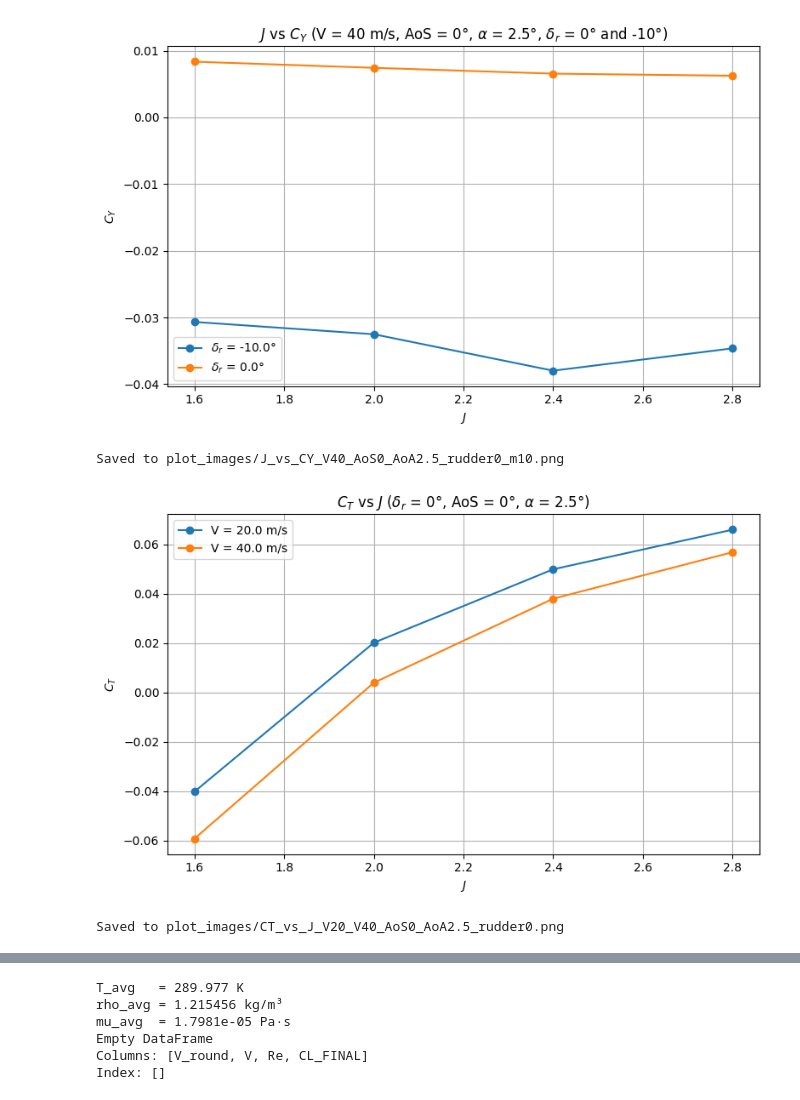
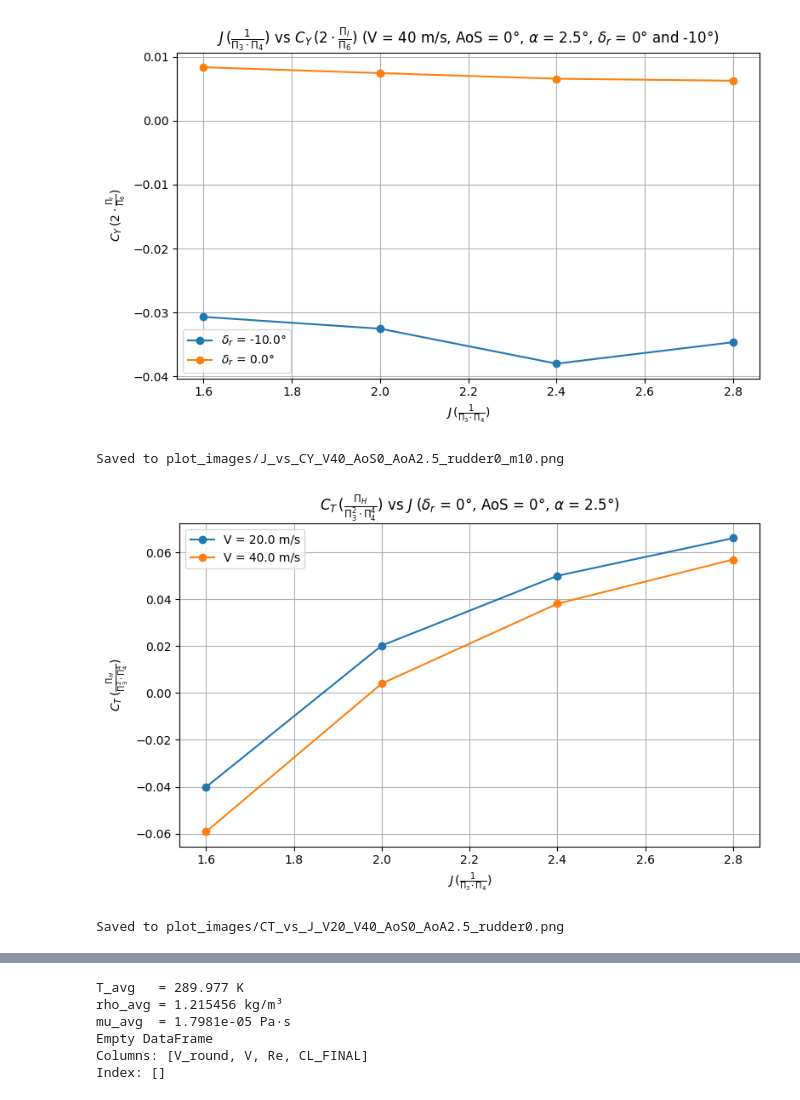
Before and after one commit to DCdeJong2002/Group_15_Redo_BAL, a Jupyter notebook: data_plotter.ipynb, the cells around one changed output, grey strips where cells are left out. Cells and saved outputs as stored; diff of their text form; code cells hidden in the pictures.

```diff
--- a/data_plotter.ipynb
+++ b/data_plotter.ipynb
@@ -73,12 +73,12 @@ for rudder, group in df_filtered.groupby("dR"):
         group_sorted["CMyaw"],
         marker="o",
         linestyle="-",
-        label=f"$\\delta_r$ = {rudder}°",
+        label=fr"$\delta_r$ = {rudder}°",
     )
 
 ax.set_xlabel(r"$\beta$ (°)")
-ax.set_ylabel(r"$C_{M_{yaw}}$")
-ax.set_title(r"Angle of Sideslip vs $C_{M_{yaw}}$ (V = 40 m/s, AoA = 2.5°, J = 2)")
+ax.set_ylabel(r"$C_{M_{yaw}} \, (2 \cdot \frac{\Pi_A}{\Pi_5 \cdot \Pi_6})$")
+ax.set_title(r"Angle of Sideslip vs $C_{M_{yaw}} \, (2 \cdot \frac{\Pi_A}{\Pi_5 \cdot \Pi_6})$ (V = 40 m/s, AoA = 2.5°, $J \, (\frac{1}{\Pi_3 \cdot \Pi_4})$ = 2)")
 ax.legend()
 ax.grid(True)
 
@@ -167,7 +167,7 @@ for _, row in valid_groups.iterrows():
         group["CL_FINAL"],
         marker="o",
         linestyle="-",
-        label=f"J={j_val}, $\\delta_r$={rudder_val}°"
+        label=fr"$J \, (\frac{{1}}{{\Pi_3 \cdot \Pi_4}})$={j_val}, $\delta_r$={rudder_val}°"
     )
 
 # Plot prop-off curve
@@ -178,15 +178,15 @@ if not df_prop_off_filtered.empty:
         marker="s",
         linestyle="--",
         linewidth=2,
-        label="Prop-off $\\delta_r$=0°"
+        label="Prop-off $\delta_r$=0°"
     )
 else:
     print("Warning: no matching prop-off data found.")
 
 # Labels and styling
 ax.set_xlabel(r"$\alpha$ (°)")
-ax.set_ylabel(r"$C_L$")
-ax.set_title(r"$C_L$ vs $\alpha$ (V = 40 m/s, AoS = 0°)")
+ax.set_ylabel(r"$C_L \, (2 \cdot \frac{\Pi_C}{\Pi_6})$")
+ax.set_title(r"$C_L \, (2 \cdot \frac{\Pi_C}{\Pi_6})$ vs $\alpha$ (V = 40 m/s, AoS = 0°)")
 ax.legend(fontsize=8, ncol=2)
 ax.grid(True)
 
@@ -278,7 +278,7 @@ for _, row in valid_groups.iterrows():
         group["CD_FINAL"],
         marker="o",
         linestyle="-",
-        label=f"J={j_val}, $\\delta_r$={rudder_val}°"
+        label=fr"$J \, (\frac{{1}}{{\Pi_3 \cdot \Pi_4}})$={j_val}, $\delta_r$={rudder_val}°"
     )
 
 # Plot prop-off curve
@@ -289,15 +289,15 @@ if not df_prop_off_filtered.empty:
         marker="s",
         linestyle="--",
         linewidth=2,
-        label="Prop-off $\\delta_r$=0°"
+        label="Prop-off $\delta_r$=0°"
     )
 else:
     print("Warning: no matching prop-off data found.")
 
 # Labels and styling
 ax.set_xlabel(r"$\alpha$ (°)")
-ax.set_ylabel(r"$C_D$")
-ax.set_title(r"$C_D$ vs $\alpha$ (V = 40 m/s, AoS = 0°)")
+ax.set_ylabel(r"$C_D \, (2 \cdot \frac{\Pi_D}{\Pi_6})$")
+ax.set_title(r"$C_D \, (2 \cdot \frac{\Pi_D}{\Pi_6})$ vs $\alpha$ (V = 40 m/s, AoS = 0°)")
 ax.legend(fontsize=8, ncol=2)
 ax.grid(True)
 
@@ -330,12 +330,12 @@ for rudder_val, group in df_filtered.groupby("dR"):
         group_sorted["CYaw_FINAL"],
         marker="o",
         linestyle="-",
-        label=f"$\\delta_r$ = {rudder_val}°",
+        label=fr"$\delta_r$ = {rudder_val}°",
     )
 
-ax.set_xlabel(r"$J$")
-ax.set_ylabel(r"$C_Y$")
-ax.set_title(r"$J$ vs $C_Y$ (V = 40 m/s, AoS = 0°, $\alpha$ = 2.5°, $\delta_r$ = 0° and -10°)")
+ax.set_xlabel(r"$J \, (\frac{1}{\Pi_3 \cdot \Pi_4})$")
+ax.set_ylabel(r"$C_Y \, (2 \cdot \frac{\Pi_I}{\Pi_6})$")
+ax.set_title(r"$J \, (\frac{1}{\Pi_3 \cdot \Pi_4})$ vs $C_Y \, (2 \cdot \frac{\Pi_I}{\Pi_6})$ (V = 40 m/s, AoS = 0°, $\alpha$ = 2.5°, $\delta_r$ = 0° and -10°)")
 ax.legend()
 ax.grid(True)
 
@@ -344,42 +344,42 @@ plt.savefig("plot_images/J_vs_CY_V40_AoS0_AoA2.5_rudder0_m10.png", dpi=150)
 plt.show()
 print("Saved to plot_images/J_vs_CY_V40_AoS0_AoA2.5_rudder0_m10.png")
 # %% [output]
-[figure, old version]
+[figure, new version]
 Saved to plot_images/J_vs_CY_V40_AoS0_AoA2.5_rudder0_m10.png
 # %%
 import matplotlib.pyplot as plt
 
 df_filtered = df[
     (df["V_round"].isin([20, 40])) &
     (df["AoS_round"] == 0) &
     (df["AoA_round"] == 2.5) &
     (df["dR"] == 0)
 ]
 
 fig, ax = plt.subplots(figsize=(8, 5))
 
 for v_val, group in df_filtered.groupby("V_round"):
     group_sorted = group.sort_values("J_round")
     ax.plot(
         group_sorted["J_round"],
         group_sorted["CT"],
         marker="o",
         linestyle="-",
         label=f"V = {v_val} m/s",
     )
 
-ax.set_xlabel(r"$J$")
-ax.set_ylabel(r"$C_T$")
-ax.set_title(r"$C_T$ vs $J$ ($\delta_r$ = 0°, AoS = 0°, $\alpha$ = 2.5°)")
+ax.set_xlabel(r"$J \, (\frac{1}{\Pi_3 \cdot \Pi_4})$")
+ax.set_ylabel(r"$C_T \, (\frac{\Pi_H}{\Pi_3^2 \cdot \Pi_4^4})$")
+ax.set_title(r"$C_T \, (\frac{\Pi_H}{\Pi_3^2 \cdot \Pi_4^4})$ vs $J$ ($\delta_r$ = 0°, AoS = 0°, $\alpha$ = 2.5°)")
 ax.legend()
 ax.grid(True)
 
 plt.tight_layout()
 plt.savefig("plot_images/CT_vs_J_V20_V40_AoS0_AoA2.5_rudder0.png", dpi=150)
 plt.show()
 print("Saved to plot_images/CT_vs_J_V20_V40_AoS0_AoA2.5_rudder0.png")
 # %% [output]
-[figure, old version]
+[figure, new version]
 Saved to plot_images/CT_vs_J_V20_V40_AoS0_AoA2.5_rudder0.png
 # %%
 import matplotlib.pyplot as plt
```
Also changed, not shown: parts of 12 cells of this notebook.
